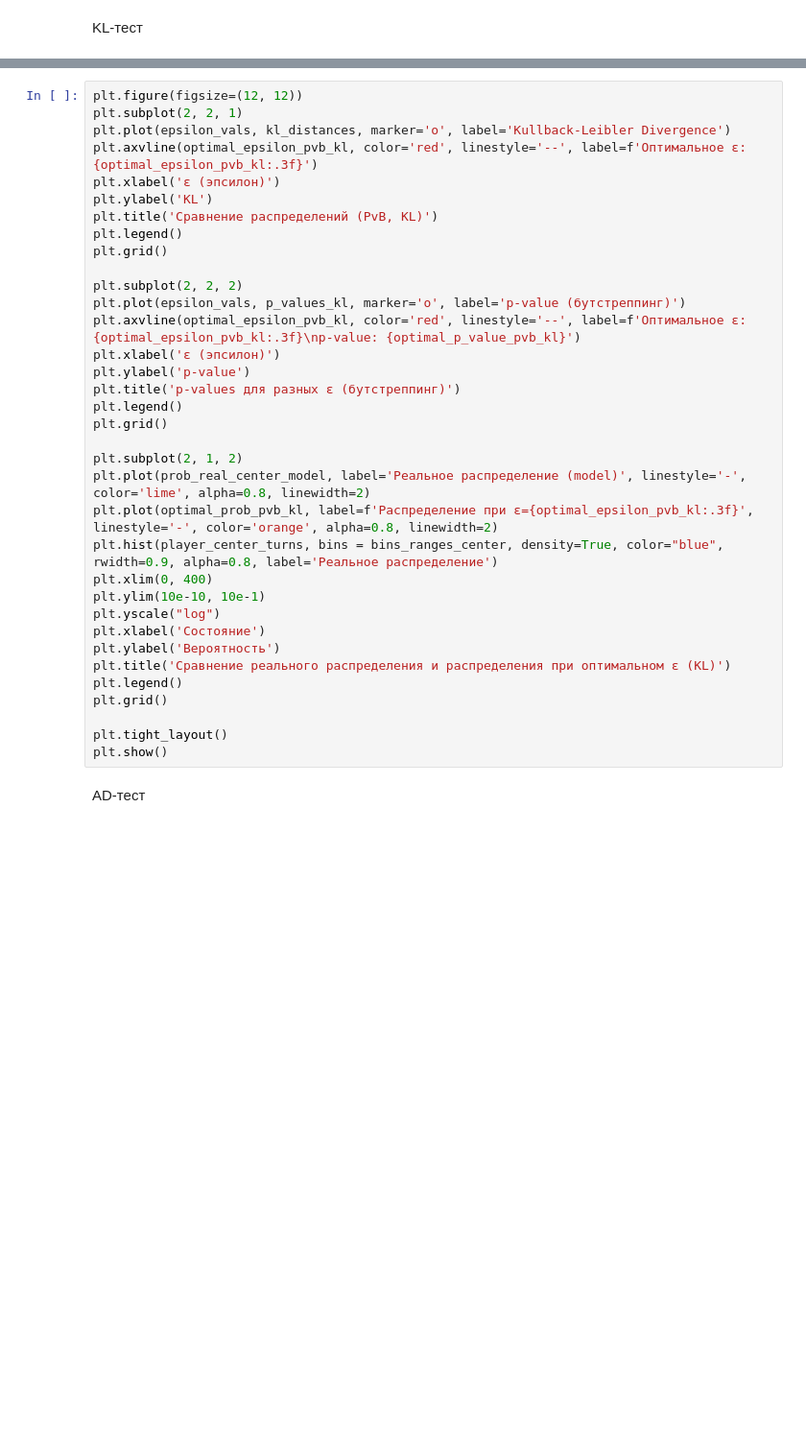
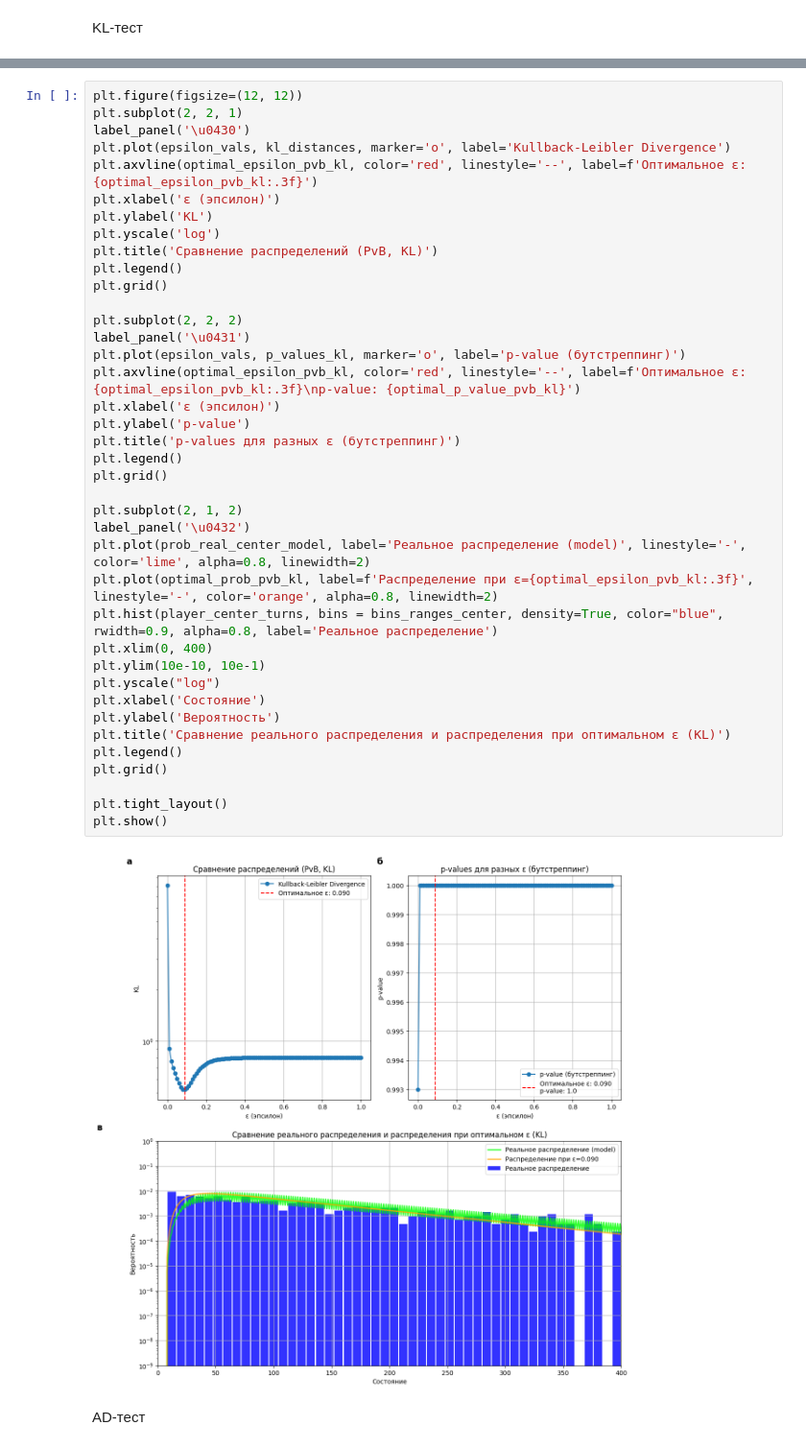
Before and after one commit to spells39/RWAnalyzer, a Jupyter notebook: src/find_opt_epsilon.ipynb, the cells around one changed output, grey strips where cells are left out. Shown at 96% size. Cells and saved outputs as stored; diff of their text form; blank space fills up the shorter version.

```diff
--- a/src/find_opt_epsilon.ipynb
+++ b/src/find_opt_epsilon.ipynb
@@ -430,38 +583,44 @@ print_top_metric_candidates(epsilon_vals, kl_distances, p_values_kl, 'Top KL can
 # %%
 plt.figure(figsize=(12, 12))
 plt.subplot(2, 2, 1)
+label_panel('\u0430')
 plt.plot(epsilon_vals, kl_distances, marker='o', label='Kullback-Leibler Divergence')
 plt.axvline(optimal_epsilon_pvb_kl, color='red', linestyle='--', label=f'Оптимальное ε: {optimal_epsilon_pvb_kl:.3f}')
 plt.xlabel('ε (эпсилон)')
 plt.ylabel('KL')
+plt.yscale('log')
 plt.title('Сравнение распределений (PvB, KL)')
 plt.legend()
 plt.grid()
 
 plt.subplot(2, 2, 2)
+label_panel('\u0431')
 plt.plot(epsilon_vals, p_values_kl, marker='o', label='p-value (бутстреппинг)')
 plt.axvline(optimal_epsilon_pvb_kl, color='red', linestyle='--', label=f'Оптимальное ε: {optimal_epsilon_pvb_kl:.3f}\np-value: {optimal_p_value_pvb_kl}')
 plt.xlabel('ε (эпсилон)')
 plt.ylabel('p-value')
 plt.title('p-values для разных ε (бутстреппинг)')
 plt.legend()
 plt.grid()
 
 plt.subplot(2, 1, 2)
+label_panel('\u0432')
 plt.plot(prob_real_center_model, label='Реальное распределение (model)', linestyle='-', color='lime', alpha=0.8, linewidth=2)
 plt.plot(optimal_prob_pvb_kl, label=f'Распределение при ε={optimal_epsilon_pvb_kl:.3f}', linestyle='-', color='orange', alpha=0.8, linewidth=2)
 plt.hist(player_center_turns, bins = bins_ranges_center, density=True, color="blue", rwidth=0.9, alpha=0.8, label='Реальное распределение')
 plt.xlim(0, 400)
 plt.ylim(10e-10, 10e-1)
 plt.yscale("log")
 plt.xlabel('Состояние')
 plt.ylabel('Вероятность')
 plt.title('Сравнение реального распределения и распределения при оптимальном ε (KL)')
 plt.legend()
 plt.grid()
 
 plt.tight_layout()
 plt.show()
+# %% [output]
+[figure, added]
 # %% [markdown]
 AD-тест
 # %%
```
Also changed, not shown: parts of 32 cells of this notebook, 4 other files.
